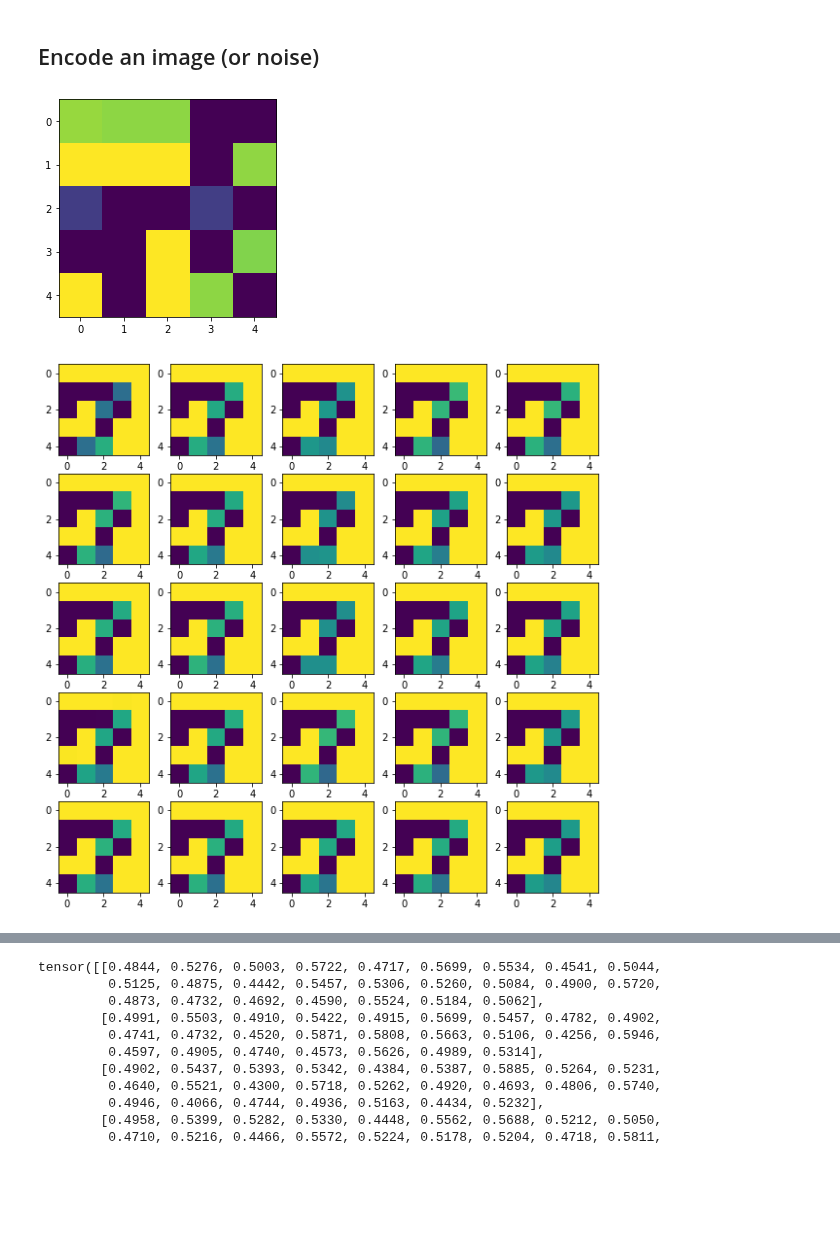
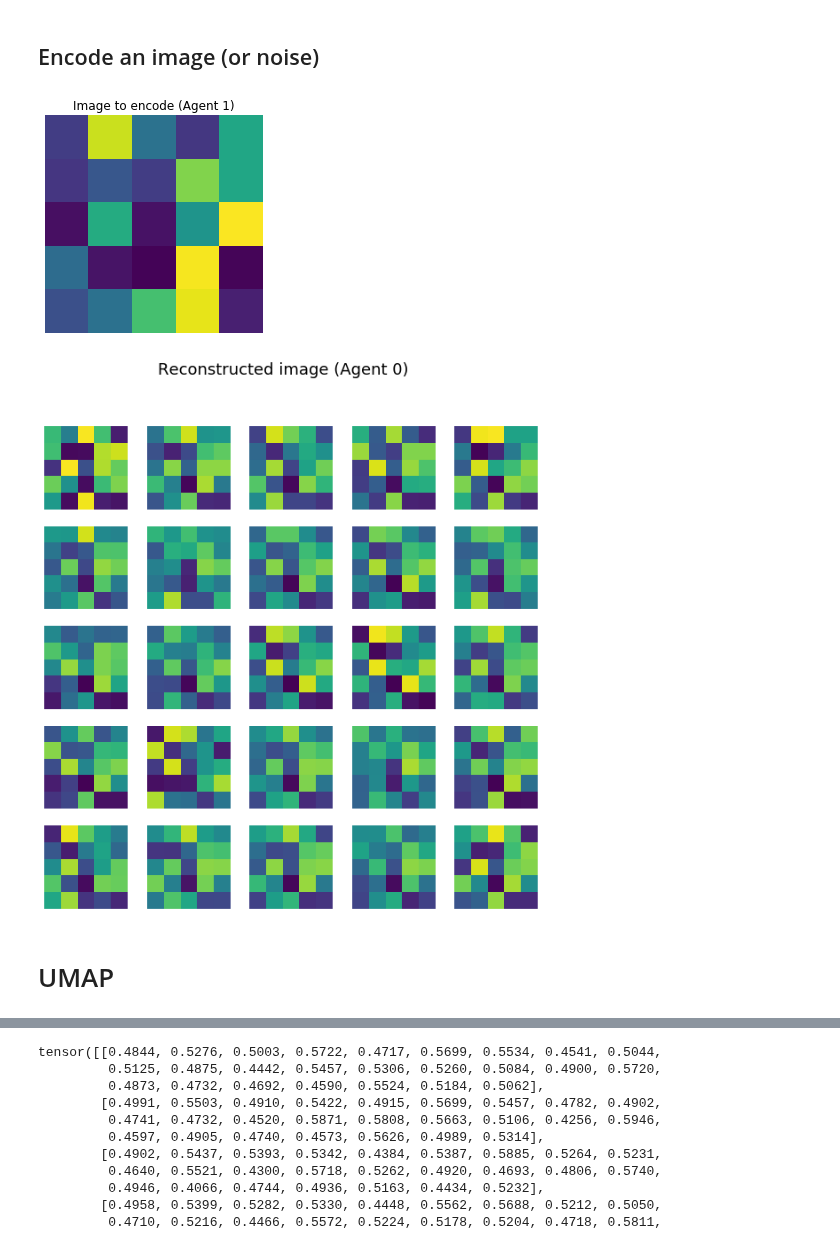
Before and after one commit to heysoos/pytorch-mnist-VAE, a Jupyter notebook: pytorch-mnist-VAE_agents.ipynb, the cells around one changed output, grey strips where cells are left out. Saved outputs shown, nothing was run; the diff lists cells and outputs as text; code cells hidden in the pictures; blank space fills up the shorter version.

```diff
--- a/pytorch-mnist-VAE_agents.ipynb
+++ b/pytorch-mnist-VAE_agents.ipynb
@@ -53,7 +51,7 @@ class VAE(nn.Module):
                                      nn.Linear(h_dim2, h_dim1),
                                      nn.LeakyReLU(),
                                      nn.Linear(h_dim1, x_dim),
-                                     nn.Sigmoid())
+                                     nn.Tanh())
 
         self.decoder_params = list(self.decoder_net.parameters())
 
@@ -80,7 +78,8 @@ class VAE(nn.Module):
         return self.decoder_net(z) # torch.sigmoid(self.fc6(h))
 
     def forward(self, x):
-        mu, log_var = self.encoder(x.view(-1, 25))
+#         mu, log_var = self.encoder(x.view(-1, 25))
+        mu, log_var = self.encoder(x)
         z = self.sampling(mu, log_var)
         return self.decoder(z), mu, log_var
 
@@ -227,12 +219,0 @@ def train(epoch):
-# %%
-# loss = []
-for epoch in range(1, 500):
-    loss.append(train(epoch))
-#     test()
-
-s_loss = [l[0] for l in loss]
-l_loss = [l[1] for l in loss]
-
-plt.plot(s_loss, label='speaker')
-plt.plot(l_loss, label='listener')
-plt.legend()
@@ -256,0 +220,2 @@ plt.legend()
+# %%
+reducer = umap.UMAP()
@@ -259,3 +305,13 @@ plt.legend()
+# %%
+def ax_imshow_simple(ax):
+    # make xaxis invisibel
+    ax.xaxis.set_visible(False)
+    # make spines (the box) invisible
+    plt.setp(ax.spines.values(), visible=False)
+    # remove ticks and labels for the left axis
+    ax.tick_params(left=False, labelleft=False)
+    #remove background patch (only needed for non-white background)
+    ax.patch.set_visible(False)
 # %% [markdown]
 ## Generate images for each agent
 # %%
@@ -282,23 +346,29 @@ for ax in axs.flatten():
 # %%
 i = 1  # speaker
 j = 0  # listener
 
 # image to reconstruct
 signal_i = agents[i].generate_signal()
-img_i = signal_i.cpu().detach().reshape(5,5)
+img_i = signal_i.cpu().detach().reshape(res, res)
 
 # random image
 # signal_i = torch.randn(25).cuda()
 # img_i = signal_i.cpu().detach().reshape(5,5)
 
-
-plt.imshow(img_i)
+fig, ax = plt.subplots()
+ax.imshow(img_i, vmin=-1, vmax=1)
+ax_imshow_simple(ax)
+ax.set_title(f'Image to encode (Agent {i})')
+# plt.imshow(img_i)
 
 
 fig, axs = plt.subplots(5, 5, figsize=(10, 10))
 # reconstruction
 for ax in axs.flatten():
-    ax.imshow(agents[j].vae(signal_i)[0].cpu().detach().reshape(5,5))
+    ax.imshow(agents[j].vae(signal_i)[0].cpu().detach().reshape(res, res), vmin=-1, vmax=1)
+    ax.set_axis_off()
+fig.suptitle(f'Reconstructed image (Agent {j})', fontsize=18)
+plt.show()
 # %% [output]
-[figure, old version]
+[figure, new version]
-[figure, old version]
+[figure, new version]
@@ -306,0 +375,2 @@ for ax in axs.flatten():
+# %% [markdown]
+# UMAP
```
Also changed, not shown: parts of 20 cells of this notebook.
